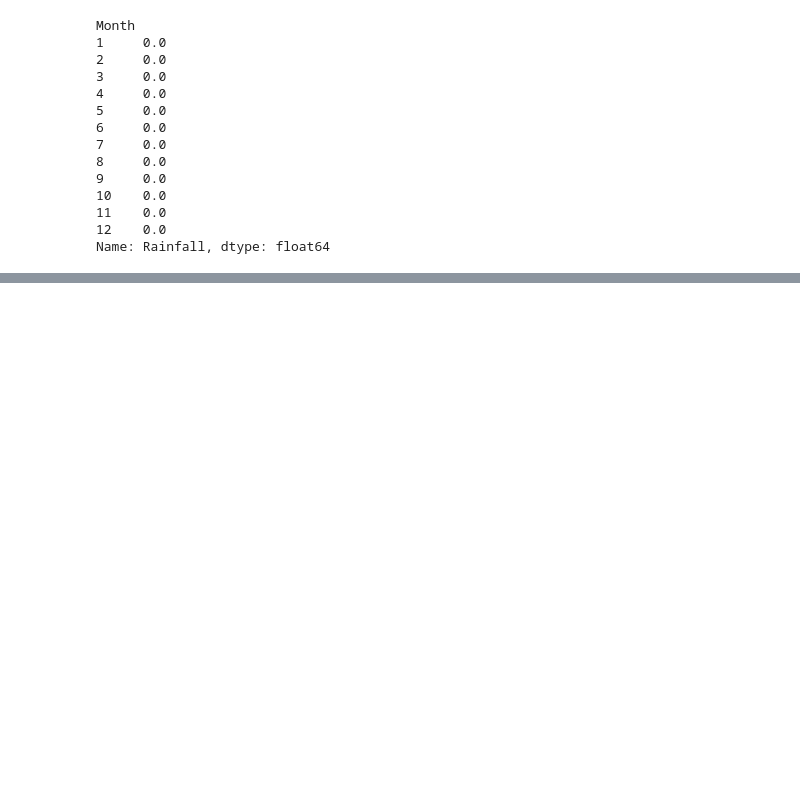
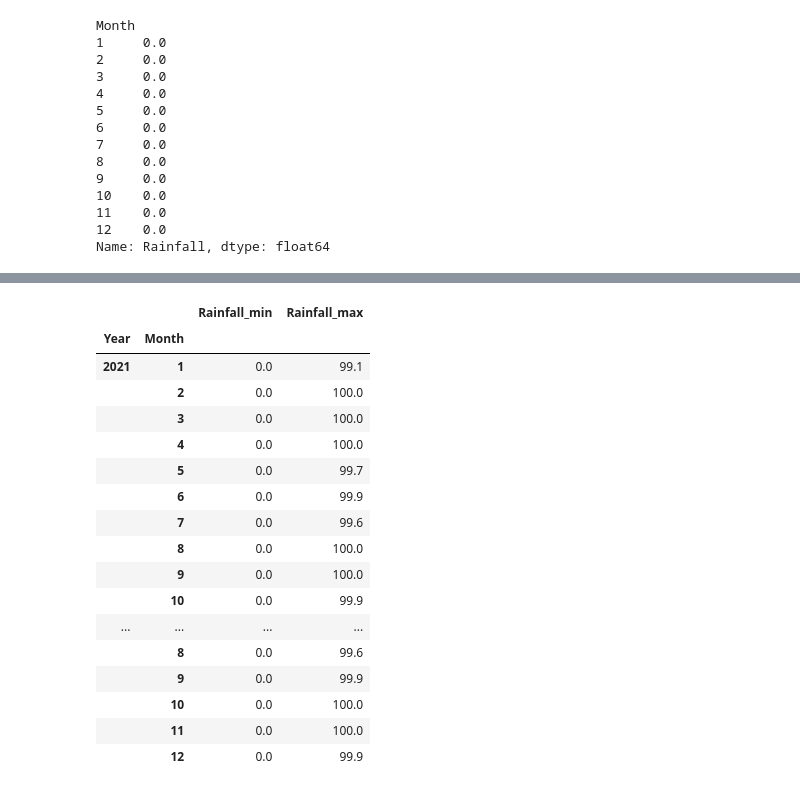
Before and after one commit to aminrahkan/ML-Weather-Analysis, a Jupyter notebook: weatherData.ipynb, the cells around one changed output, grey strips where cells are left out. Saved outputs shown, nothing was run; the diff lists cells and outputs as text; code cells hidden in the pictures; blank space fills up the shorter version.

```diff
--- a/weatherData.ipynb
+++ b/weatherData.ipynb
@@ -229,0 +268,22 @@ ValueError: must supply a tuple to get_group with multiple grouping keys
+# %%
+rainfall_stats=weather_data_clean.groupby(['Year','Month']).aggregate(Rainfall_min=('Rainfall','min'),Rainfall_max=('Rainfall','max'))
+rainfall_stats
+# %% [output]
+|  |  | Rainfall_min | Rainfall_max |
+| Year | Month |  |  |
+| 2021 | 1 | 0.0 | 99.1 |
+|  | 2 | 0.0 | 100.0 |
+|  | 3 | 0.0 | 100.0 |
+|  | 4 | 0.0 | 100.0 |
+|  | 5 | 0.0 | 99.7 |
+|  | 6 | 0.0 | 99.9 |
+|  | 7 | 0.0 | 99.6 |
+|  | 8 | 0.0 | 100.0 |
+|  | 9 | 0.0 | 100.0 |
+|  | 10 | 0.0 | 99.9 |
+| ... | ... | ... | ... |
+|  | 8 | 0.0 | 99.6 |
+|  | 9 | 0.0 | 99.9 |
+|  | 10 | 0.0 | 100.0 |
+|  | 11 | 0.0 | 100.0 |
+|  | 12 | 0.0 | 99.9 |
```
Also changed, not shown: parts of 9 cells of this notebook.
